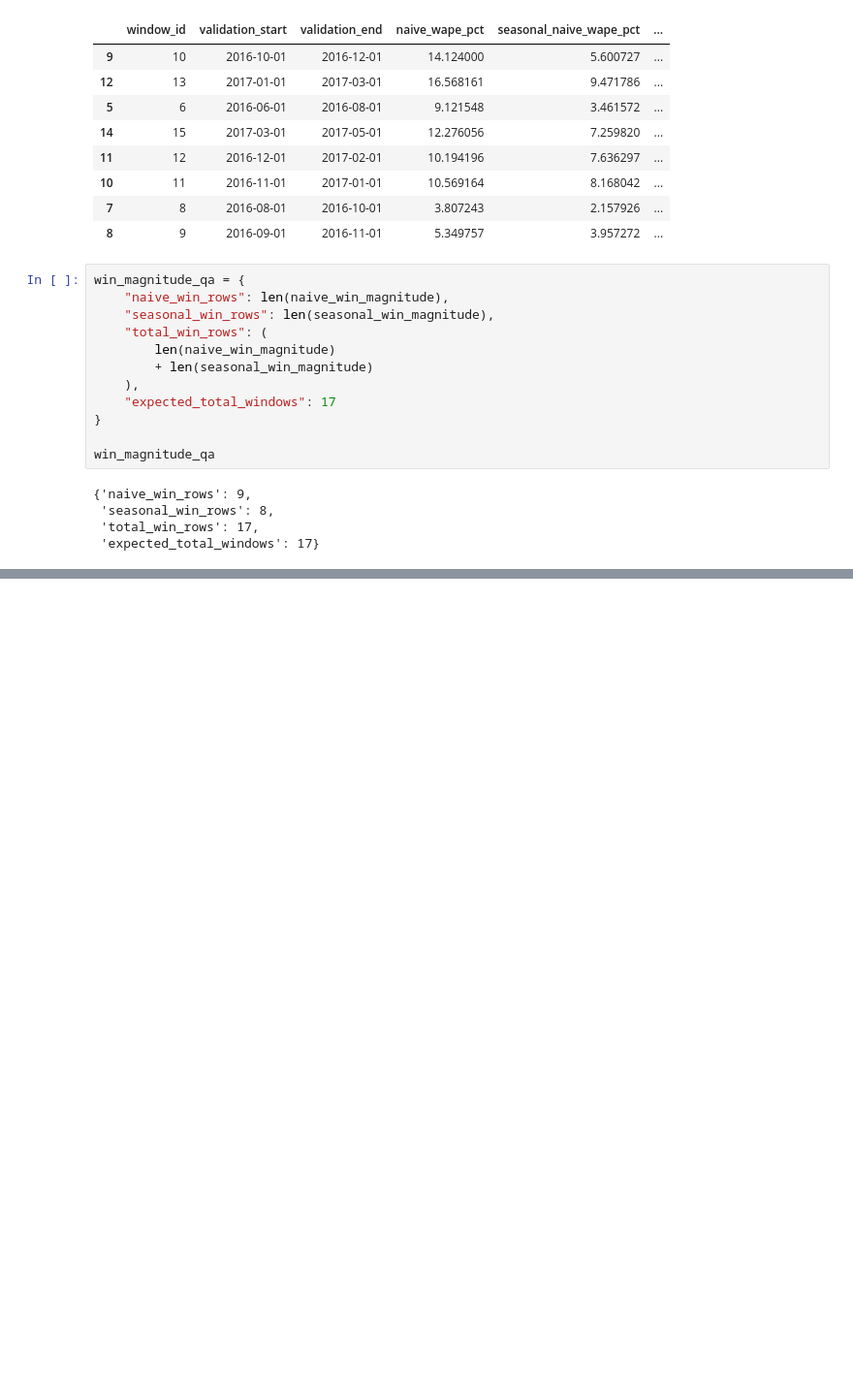
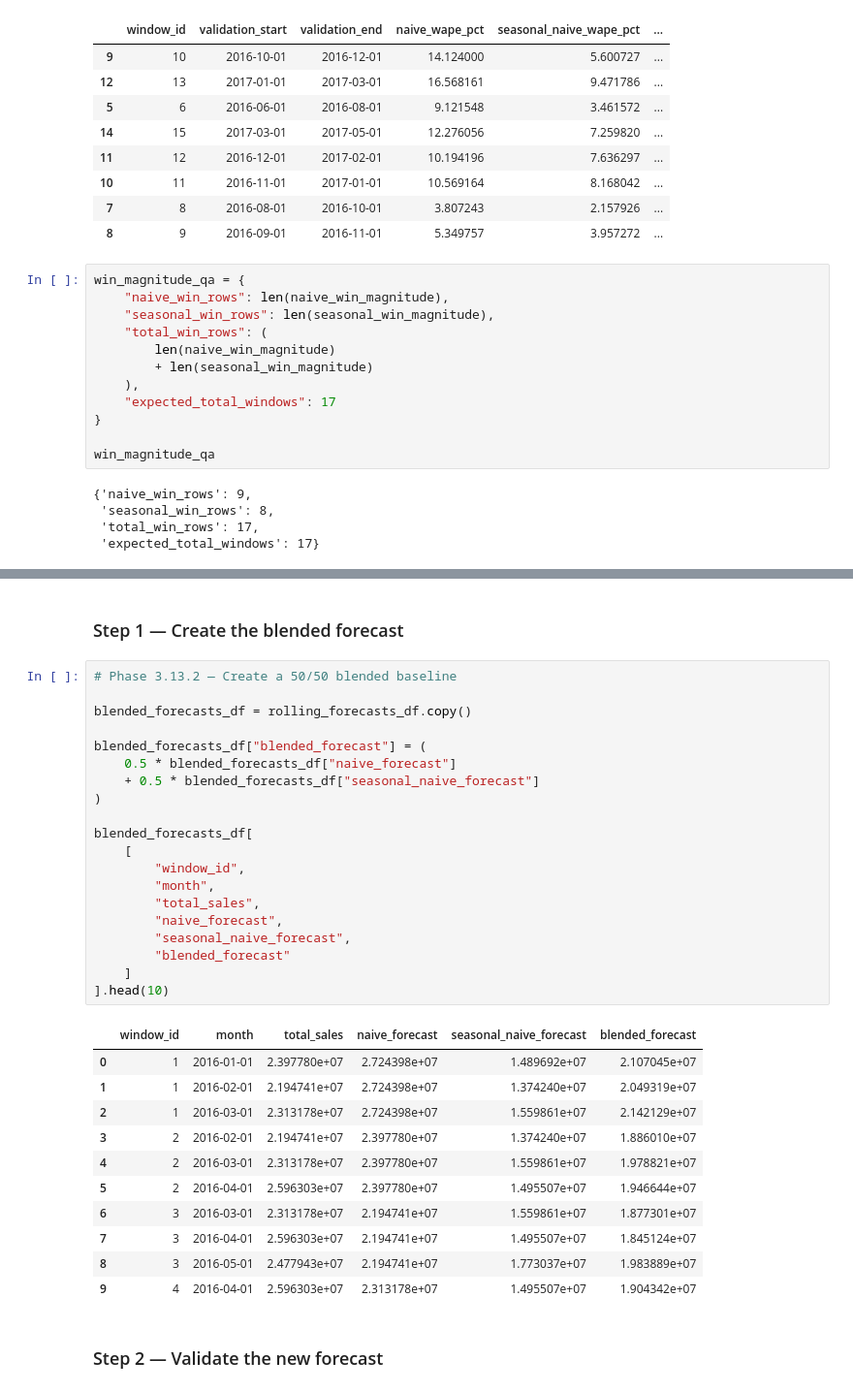
Before and after one commit to Abu-Hozaifa-Retail-Analyst/retail-sales-forecasting, a Jupyter notebook: notebooks/01_data_quality/02_initial_data_profiling.ipynb, the cells around one changed output, grey strips where cells are left out. Shown at 97% size. Drawn from its saved outputs; the diff is of its cells as text; blank space fills up the shorter version.

```diff
--- a/notebooks/01_data_quality/02_initial_data_profiling.ipynb
+++ b/notebooks/01_data_quality/02_initial_data_profiling.ipynb
@@ -9995,0 +10114,36 @@ win_magnitude_qa
+# %% [markdown]
+### Step 1 — Create the blended forecast
+# %%
+# Phase 3.13.2 — Create a 50/50 blended baseline
+
+blended_forecasts_df = rolling_forecasts_df.copy()
+
+blended_forecasts_df["blended_forecast"] = (
+    0.5 * blended_forecasts_df["naive_forecast"]
+    + 0.5 * blended_forecasts_df["seasonal_naive_forecast"]
+)
+
+blended_forecasts_df[
+    [
+        "window_id",
+        "month",
+        "total_sales",
+        "naive_forecast",
+        "seasonal_naive_forecast",
+        "blended_forecast"
+    ]
+].head(10)
+# %% [output]
+|  | window_id | month | total_sales | naive_forecast | seasonal_naive_forecast | blended_forecast |
+| 0 | 1 | 2016-01-01 | 2.397780e+07 | 2.724398e+07 | 1.489692e+07 | 2.107045e+07 |
+| 1 | 1 | 2016-02-01 | 2.194741e+07 | 2.724398e+07 | 1.374240e+07 | 2.049319e+07 |
+| 2 | 1 | 2016-03-01 | 2.313178e+07 | 2.724398e+07 | 1.559861e+07 | 2.142129e+07 |
+| 3 | 2 | 2016-02-01 | 2.194741e+07 | 2.397780e+07 | 1.374240e+07 | 1.886010e+07 |
+| 4 | 2 | 2016-03-01 | 2.313178e+07 | 2.397780e+07 | 1.559861e+07 | 1.978821e+07 |
+| 5 | 2 | 2016-04-01 | 2.596303e+07 | 2.397780e+07 | 1.495507e+07 | 1.946644e+07 |
+| 6 | 3 | 2016-03-01 | 2.313178e+07 | 2.194741e+07 | 1.559861e+07 | 1.877301e+07 |
+| 7 | 3 | 2016-04-01 | 2.596303e+07 | 2.194741e+07 | 1.495507e+07 | 1.845124e+07 |
+| 8 | 3 | 2016-05-01 | 2.477943e+07 | 2.194741e+07 | 1.773037e+07 | 1.983889e+07 |
+| 9 | 4 | 2016-04-01 | 2.596303e+07 | 2.313178e+07 | 1.495507e+07 | 1.904342e+07 |
+# %% [markdown]
+### Step 2 — Validate the new forecast
```
Also changed, not shown: parts of 23 cells of this notebook, 1 other file.
